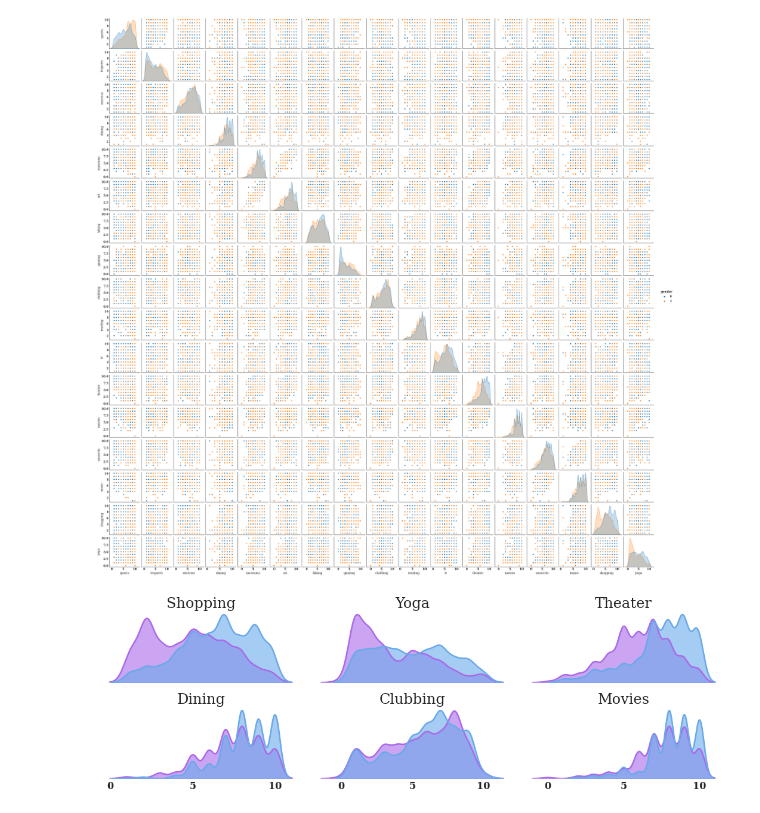
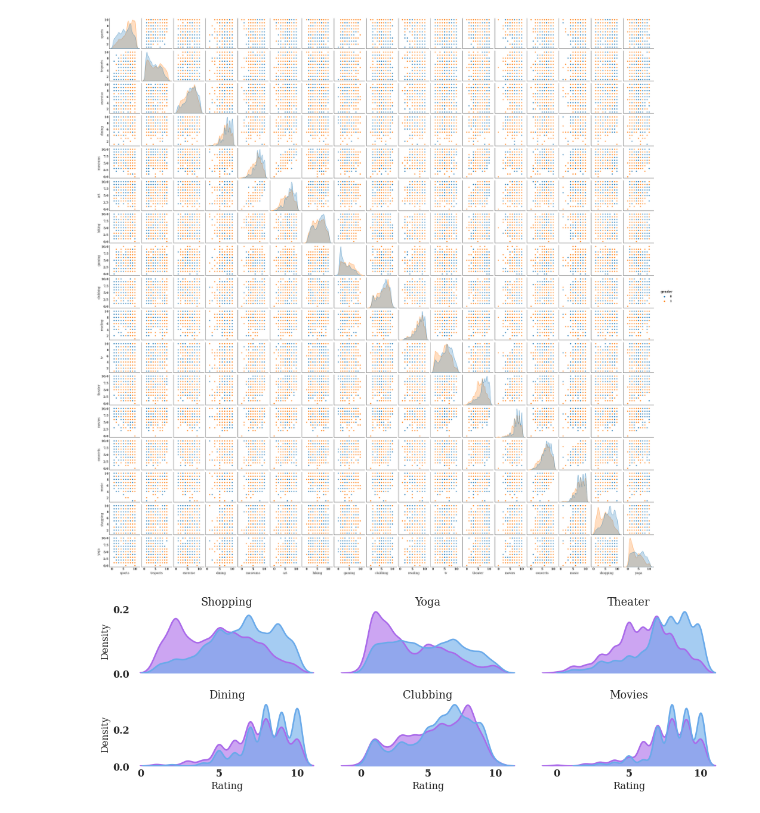
Before and after one commit to dtheo91/DataLiteracyPractical, a Jupyter notebook: exp/exp001_analysis.ipynb, the cells around one changed output. Drawn from its saved outputs; the diff is of its cells as text; code cells hidden in the pictures.

Commit message:
restructured + plot axes

```diff
--- a/EDA/Analysis.ipynb
+++ b/exp/exp001_analysis.ipynb
@@ -9,7 +9,7 @@ import matplotlib.pyplot as plt
 import seaborn as sns
 # %%
 #load dataset
-df = pd.read_csv("../Speed Dating Data.csv", encoding = "ISO-8859-1")
+df = pd.read_csv("../dat/Speed Dating Data.csv", encoding = "ISO-8859-1")
 #df = pd.read_csv("../Speed Dating Data.csv") <- did not work for both of us
 df.head()
 # %% [output]
@@ -207,9 +207,9 @@ g5 = sns.violinplot(x='dec', y='amb', data=attributes_clean, palette='cool',
 g6 = sns.violinplot(x='dec', y='shar', data=attributes_clean, palette='cool',
                linewidth=3, hue=attributes_clean['gender'], ax=axes[1][2], inner="box")
 
-axes[0][0].set_ylabel("")
+axes[0][0].set_ylabel("Rating")
 axes[0][0].grid(False)
-axes[1][0].set_ylabel("")
+axes[1][0].set_ylabel("Rating")
 axes[1][0].grid(False)
 
 axes[0][0].set_title("Attractiveness")
@@ -246,6 +246,6 @@ axes[1][2].get_legend().remove()
 g2.legend(title="")
 
 plt.tight_layout()
-plt.savefig("rejection.png")
+plt.savefig("fig_rejection.png")
 plt.show()
 # %% [output]
@@ -331,14 +331,14 @@ font = {'family' : 'serif',
 plt.style.use("seaborn-white")
 plt.rc('font', **
        font)
-plt.rc('axes', titlesize=24)
+plt.rc('axes', titlesize=18)
 fig, axes = plt.subplots(2, 3, figsize=(15,5))
 
-axes[0][0].yaxis.set_visible(False)
+#axes[0][0].yaxis.set_visible(False)
 axes[0][1].yaxis.set_visible(False)
 axes[0][2].yaxis.set_visible(False)
 
-axes[1][0].yaxis.set_visible(False)
+#axes[1][0].yaxis.set_visible(False)
 axes[1][1].yaxis.set_visible(False)
 axes[1][2].yaxis.set_visible(False)
 
@@ -425,35 +425,39 @@ y1 = l1.get_xydata()[:, 1]
 axes[1][2].fill_between(x1, y1, color="#6AAAEA", alpha=0.6)
 
 
 
 # SETTINGS
-axes[1][0].set_xlabel("")
-axes[1][1].set_xlabel("")
-axes[1][2].set_xlabel("")
+axes[0][0].set_ylabel("Density")
+axes[1][0].set_ylabel("Density")
+axes[1][0].set_xlabel("Rating")
+axes[1][1].set_xlabel("Rating")
+axes[1][2].set_xlabel("Rating")
 
 axes[0][0].set_title("Shopping")
 axes[0][1].set_title("Yoga")
 axes[0][2].set_title("Theater")
 
 axes[1][0].set_title("Dining")
 axes[1][1].set_title("Clubbing")
 axes[1][2].set_title("Movies")
 
 for pos in ['right', 'top', 'bottom', 'left']:
     axes[0][0].spines[pos].set_visible(False)
     axes[0][1].spines[pos].set_visible(False)
     axes[0][2].spines[pos].set_visible(False)
 
     axes[1][0].spines[pos].set_visible(False)
     axes[1][1].spines[pos].set_visible(False)
     axes[1][2].spines[pos].set_visible(False)
 
 axes[1][0].set_xticks([0, 5, 10])
 axes[1][1].set_xticks([0, 5, 10])
 axes[1][2].set_xticks([0, 5, 10])
+axes[0][0].set_yticks([0, 0.2])
+axes[1][0].set_yticks([0, 0.2])
 
 plt.tight_layout()
-plt.savefig("interest2.png")
+plt.savefig("fig_interests.png")
 plt.show()
 # %% [output]
-[figure, old version]
+[figure, new version]
```
Also changed, not shown: parts of 1 cell of this notebook, 20 other files.
